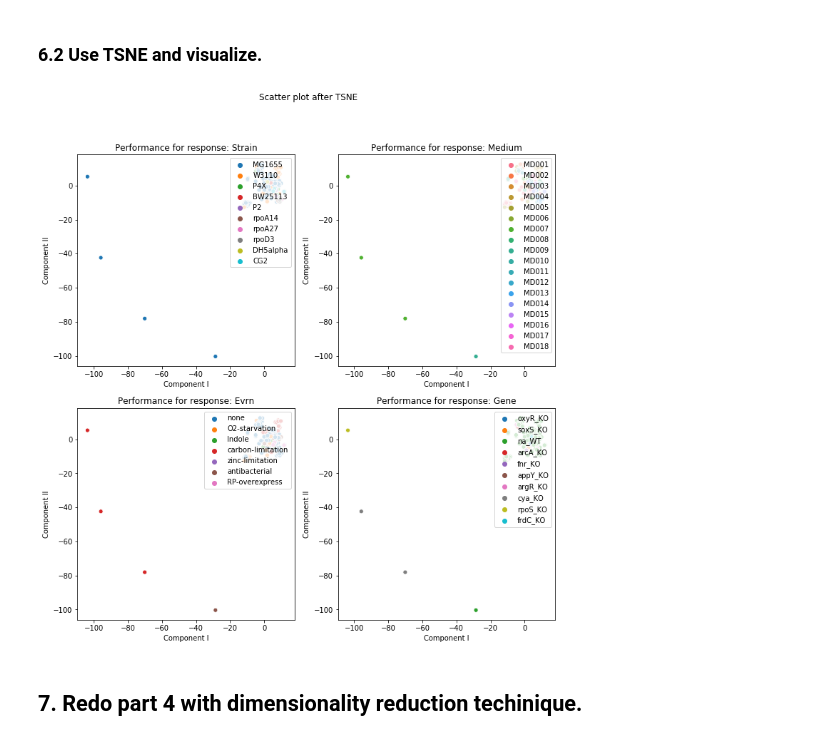
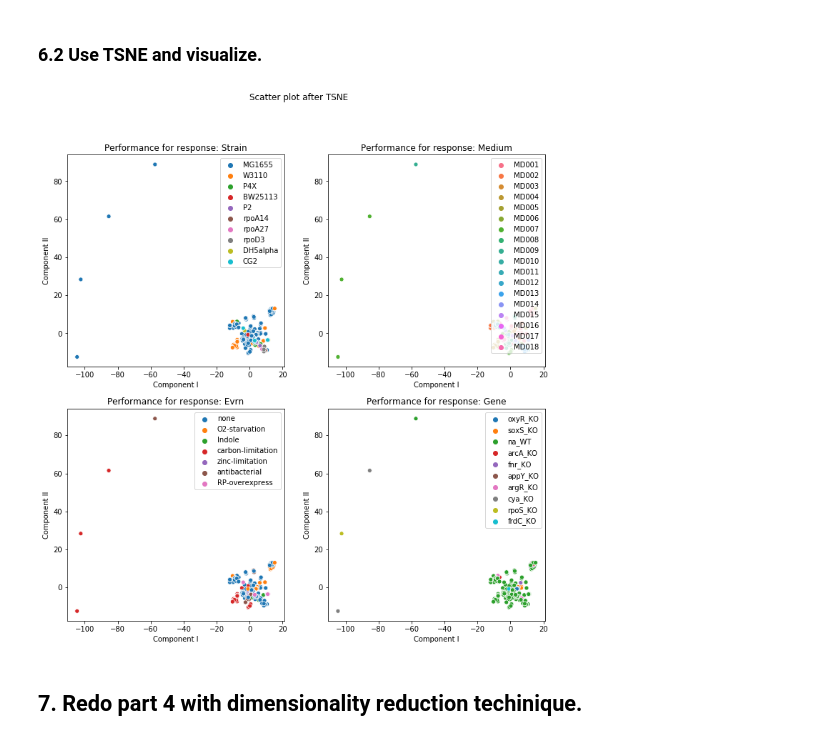
Before and after one commit to RyanYin04/MachineLearningPractice, a Jupyter notebook: 171ass3/hw3.ipynb, the cells around one changed output. Saved outputs shown, nothing was run; the diff lists cells and outputs as text; code cells hidden in the pictures.

```diff
--- a/171ass3/hw3.ipynb
+++ b/171ass3/hw3.ipynb
@@ -360,9 +386,9 @@ Variation explained by PCA is: 0.3567243285532014
 # %%
 tsne = TSNE(n_components=2)
 x_tsne = tsne.fit_transform(x)
-visualizeDinmensionReduced(x_tsne, 'TSNE')
+visualizeDinmensionReduced(-x_tsne, 'TSNE')
 # %% [output]
-[figure, old version]
+[figure, new version]
 # %% [markdown]
 ## 7. Redo part 4 with dimensionality reduction techinique.
 # %%
```
Also changed, not shown: parts of 13 cells of this notebook, 2 other files.
